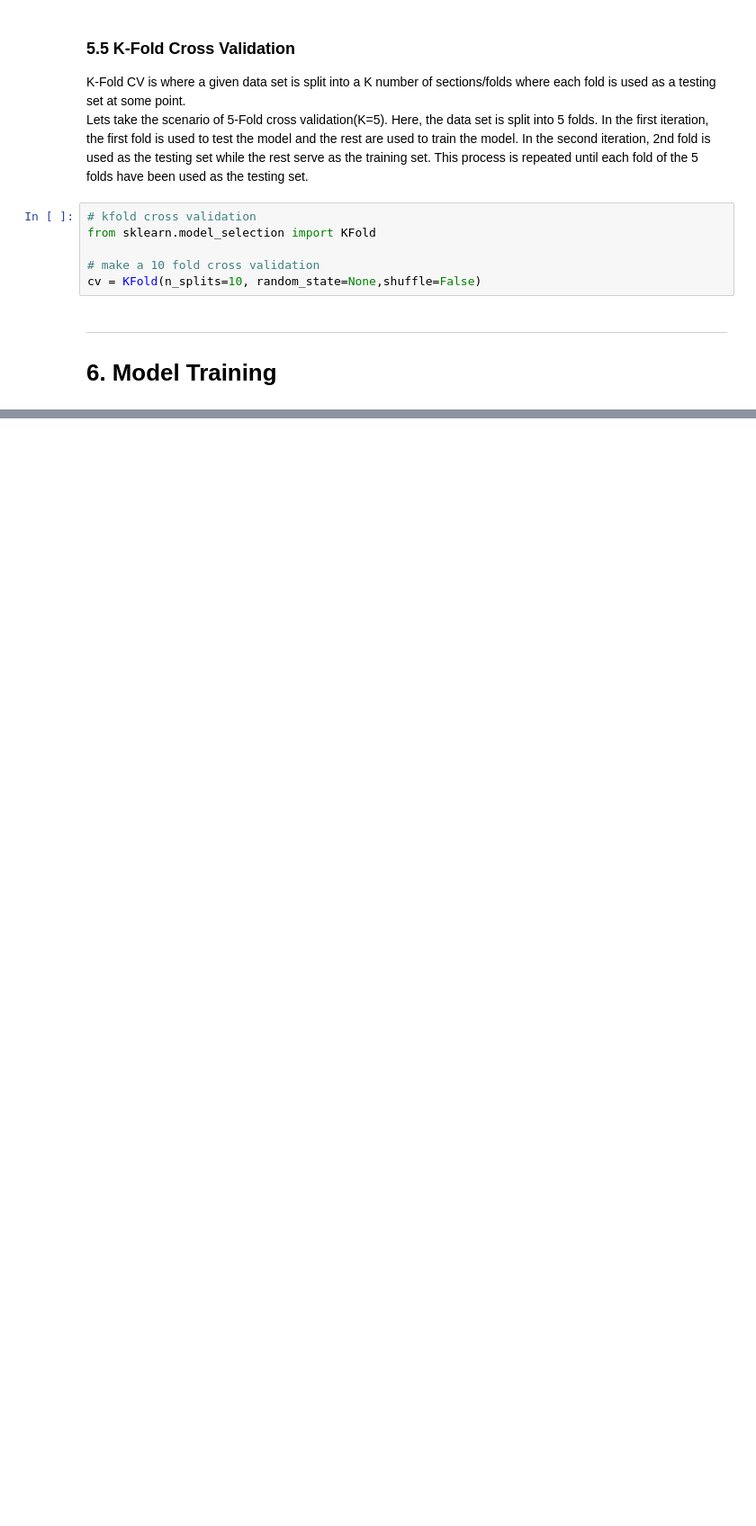
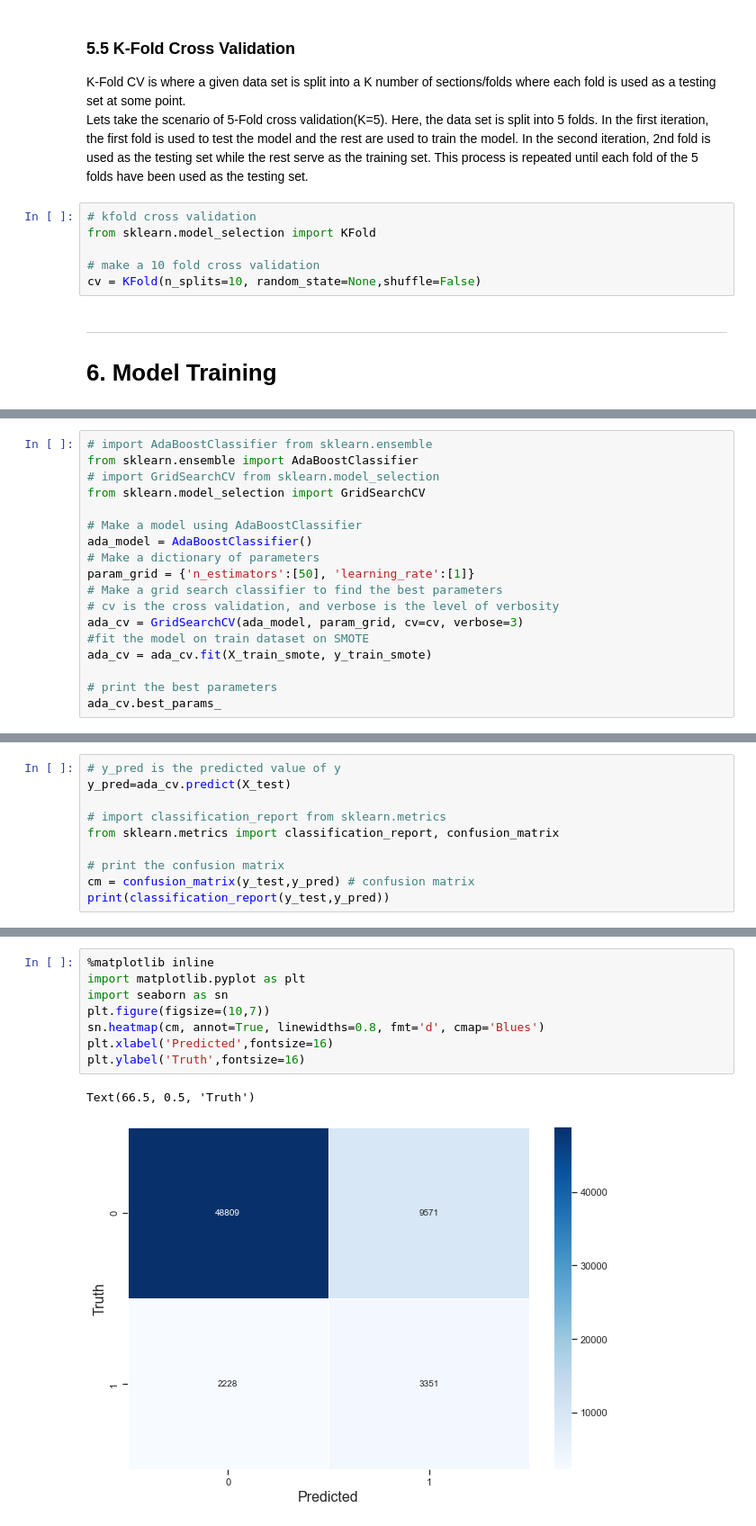
Before and after one commit to Machine-Learning-Projects1/2020-BRFSS-Codebook-CDC, a Jupyter notebook: CDC_ML.ipynb, the cells around one changed output, grey strips where cells are left out. Shown at 90% size. Drawn from its saved outputs; the diff is of its cells as text; blank space fills up the shorter version.

Commit message:
Update - 6. Model Training
AdaBoost, Random Forest, Decision Tree, KNN, Naïve Bayes, and Perceptron

```diff
--- a/CDC_ML.ipynb
+++ b/CDC_ML.ipynb
@@ -470,0 +487,18 @@ cv = KFold(n_splits=10, random_state=None,shuffle=False)
+# %%
+# import AdaBoostClassifier from sklearn.ensemble
+from sklearn.ensemble import AdaBoostClassifier
+# import GridSearchCV from sklearn.model_selection
+from sklearn.model_selection import GridSearchCV
+
+# Make a model using AdaBoostClassifier
+ada_model = AdaBoostClassifier()
+# Make a dictionary of parameters
+param_grid = {'n_estimators':[50], 'learning_rate':[1]}
+# Make a grid search classifier to find the best parameters
+# cv is the cross validation, and verbose is the level of verbosity
+ada_cv = GridSearchCV(ada_model, param_grid, cv=cv, verbose=3)
+#fit the model on train dataset on SMOTE
+ada_cv = ada_cv.fit(X_train_smote, y_train_smote)
+
+# print the best parameters
+ada_cv.best_params_
@@ -470,0 +520,10 @@ cv = KFold(n_splits=10, random_state=None,shuffle=False)
+# %%
+# y_pred is the predicted value of y
+y_pred=ada_cv.predict(X_test)
+
+# import classification_report from sklearn.metrics
+from sklearn.metrics import classification_report, confusion_matrix
+
+# print the confusion matrix
+cm = confusion_matrix(y_test,y_pred) # confusion matrix
+print(classification_report(y_test,y_pred))
@@ -470,0 +541,11 @@ cv = KFold(n_splits=10, random_state=None,shuffle=False)
+# %%
+%matplotlib inline
+import matplotlib.pyplot as plt
+import seaborn as sn
+plt.figure(figsize=(10,7))
+sn.heatmap(cm, annot=True, linewidths=0.8, fmt='d', cmap='Blues')
+plt.xlabel('Predicted',fontsize=16)
+plt.ylabel('Truth',fontsize=16)
+# %% [output]
+Text(66.5, 0.5, 'Truth')
+[figure, added]
```
Also changed, not shown: parts of 48 cells of this notebook.
